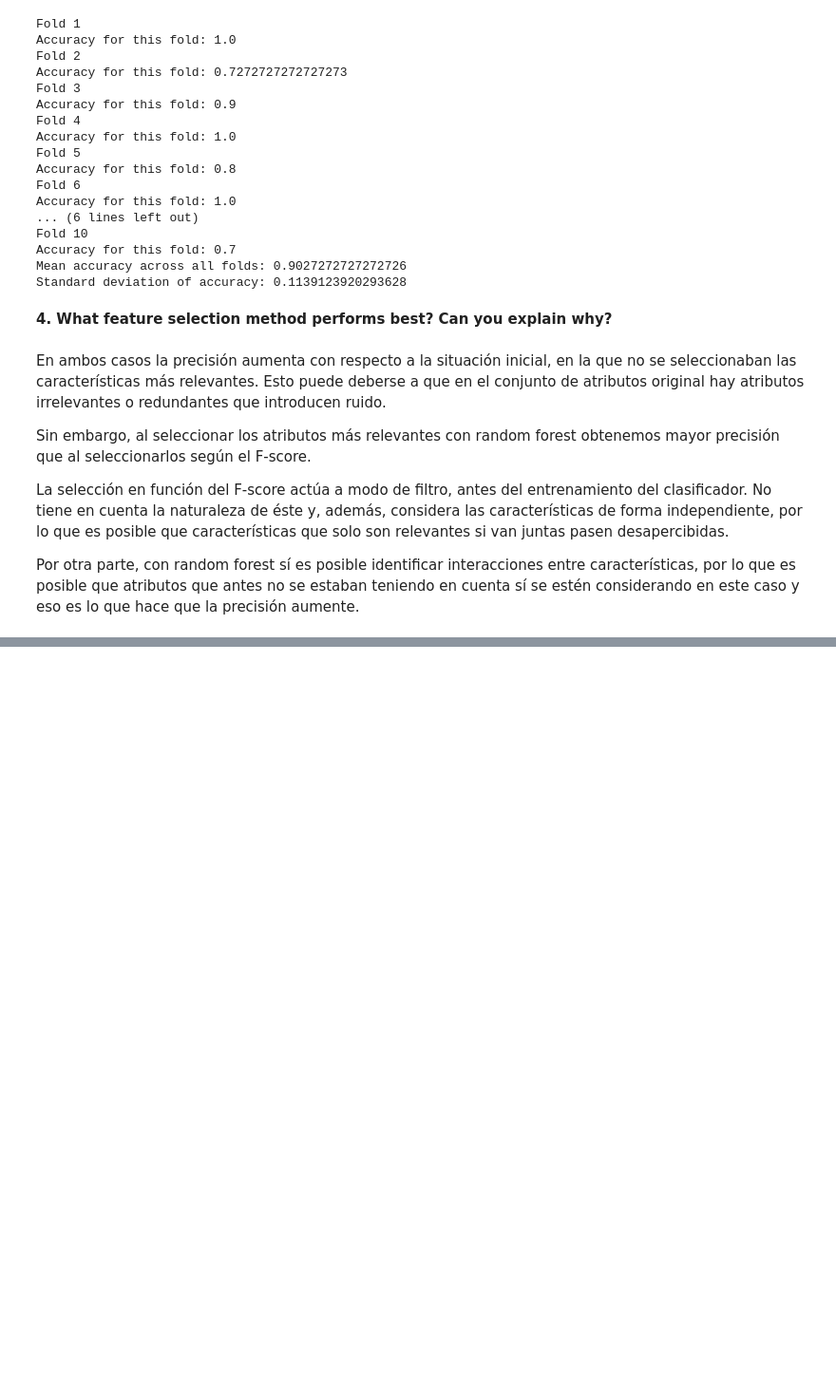
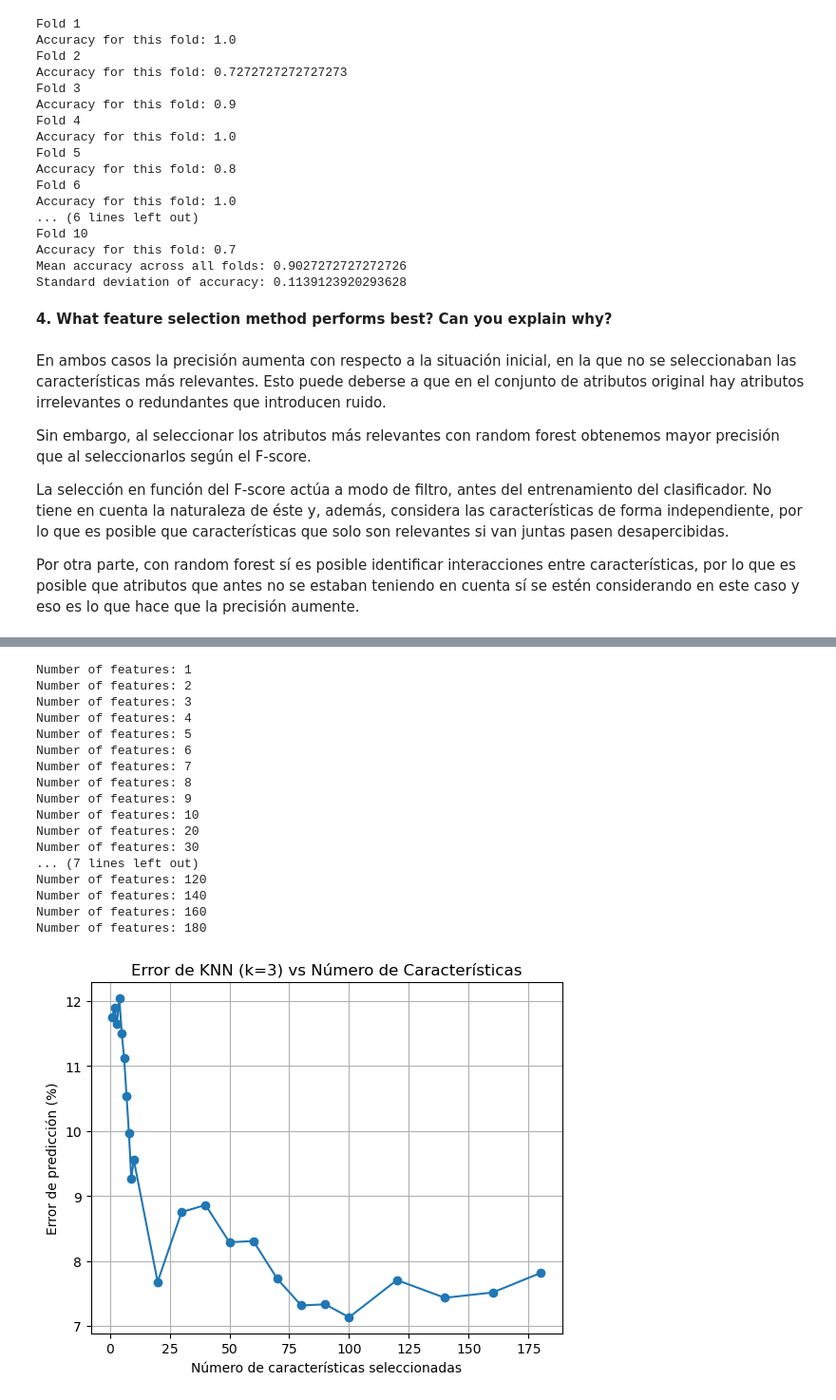
Before and after one commit to saraverdec/APAUT, a Jupyter notebook: APAUT_3/APAUT_3_Sara_2.ipynb, the cells around one changed output, grey strips where cells are left out. Shown at 95% size. Drawn from its saved outputs; the diff is of its cells as text; code cells hidden in the pictures; blank space fills up the shorter version.

```diff
--- a/APAUT_3/APAUT_3_Sara_2.ipynb
+++ b/APAUT_3/APAUT_3_Sara_2.ipynb
@@ -276,0 +285,58 @@ Por otra parte, con random forest sí es posible identificar interacciones entre
+# %%
+# Definimos el clasificador KNN con 3 vecinos
+knn = KNeighborsClassifier(n_neighbors=3)
+
+# Características que seleccionamos: teniendo en cuenta que no se van a explorar todas
+feature_range= np.concatenate([np.arange(1, 10),
+                               np.arange(10, 100, 10),
+                               np.arange(100, 200, 20).astype(int)])
+
+out_cv = RepeatedStratifiedKFold(n_splits=10, n_repeats=10, random_state=1)
+mean_errors = []
+
+for n_features in feature_range:
+    print(f"Number of features: {n_features}")
+    accuracies = []
+    fold = 1
+    errors = []
+    for train_idx, test_idx in out_cv.split(X, y):
+        # Generamos los conjuntos de entrenamiento y prueba
+        X_train, X_test = X[train_idx], X[test_idx]
+        y_train, y_test = y[train_idx], y[test_idx]
+        # Normalizamos los datos
+        scaler = preprocessing.StandardScaler().fit(X_train)
+        X_train_scaled = scaler.transform(X_train)
+        X_test_scaled = scaler.transform(X_test)
+        # Seleccionamos el número de atributos que queremos utilizando F-score
+        feature_selector = SelectKBest(f_classif, k=n_features)
+        X_train_selection = feature_selector.fit_transform(X_train_scaled, y_train)
+        X_test_selection = feature_selector.transform(X_test_scaled)
+
+        # Entrenamos el clasificador KNN
+        knn.fit(X_train_selection, y_train)
+        # Hacemos predicciones sobre el conjunto de prueba
+        predictions = knn.predict(X_test_selection)
+        # Calculamos la precisión del modelo
+        error = 1 - accuracy_score(y_test, predictions)
+        errors.append(error)
+
+    mean_errors.append(np.mean(errors))
+# %% [output]
+Number of features: 1
+Number of features: 2
+Number of features: 3
+Number of features: 4
+Number of features: 5
+Number of features: 6
+Number of features: 7
+Number of features: 8
+Number of features: 9
+Number of features: 10
+Number of features: 20
+Number of features: 30
+... (7 lines left out)
+Number of features: 120
+Number of features: 140
+Number of features: 160
+Number of features: 180
+[figure, added]
```
Also changed, not shown: parts of 9 cells of this notebook.
